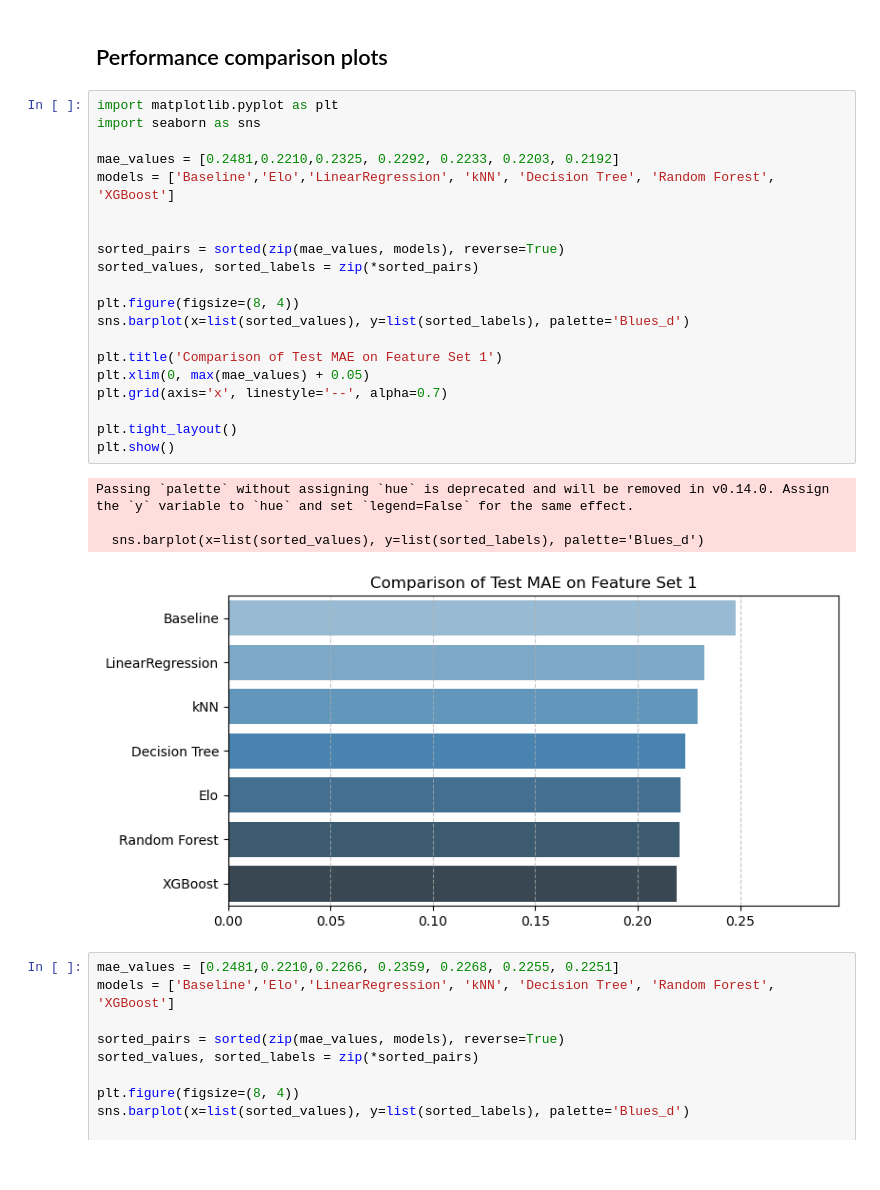
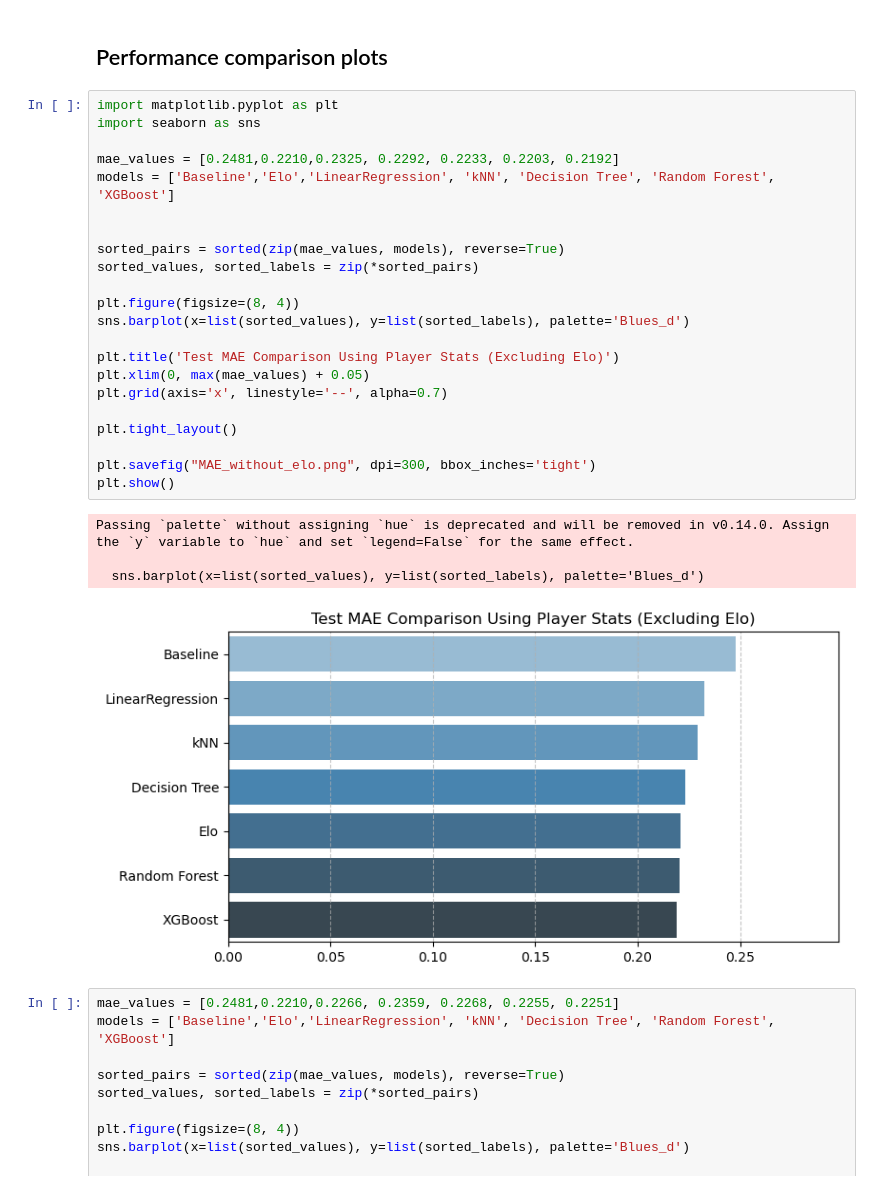
Before and after one commit to PubohH/2025-Summer-Erdos-Elo-Project, a Jupyter notebook: 7_Frame_Prediction_Models/comparison.ipynb, the cells around one changed output. Saved outputs shown, nothing was run; the diff lists cells and outputs as text.

Commit message:
update comparison plots

```diff
--- a/7_Frame_Prediction_Models/comparison.ipynb
+++ b/7_Frame_Prediction_Models/comparison.ipynb
@@ -437,28 +437,30 @@ Test MAE with feature set 3: 0.2104541706298341
 # %%
 import matplotlib.pyplot as plt
 import seaborn as sns
 
 mae_values = [0.2481,0.2210,0.2325, 0.2292, 0.2233, 0.2203, 0.2192]
 models = ['Baseline','Elo','LinearRegression', 'kNN', 'Decision Tree', 'Random Forest', 'XGBoost']
 
 
 sorted_pairs = sorted(zip(mae_values, models), reverse=True)
 sorted_values, sorted_labels = zip(*sorted_pairs)
 
 plt.figure(figsize=(8, 4))
 sns.barplot(x=list(sorted_values), y=list(sorted_labels), palette='Blues_d')
 
-plt.title('Comparison of Test MAE on Feature Set 1')
+plt.title('Test MAE Comparison Using Player Stats (Excluding Elo)')
 plt.xlim(0, max(mae_values) + 0.05)
 plt.grid(axis='x', linestyle='--', alpha=0.7)
 
 plt.tight_layout()
+
+plt.savefig("MAE_without_elo.png", dpi=300, bbox_inches='tight')
 plt.show()
 # %% [output]
 Passing `palette` without assigning `hue` is deprecated and will be removed in v0.14.0. Assign the `y` variable to `hue` and set `legend=False` for the same effect.
 
   sns.barplot(x=list(sorted_values), y=list(sorted_labels), palette='Blues_d')
-[figure, old version]
+[figure, new version]
 # %%
 mae_values = [0.2481,0.2210,0.2266, 0.2359, 0.2268, 0.2255, 0.2251]
 models = ['Baseline','Elo','LinearRegression', 'kNN', 'Decision Tree', 'Random Forest', 'XGBoost']
```
Also changed, not shown: parts of 1 cell of this notebook.
